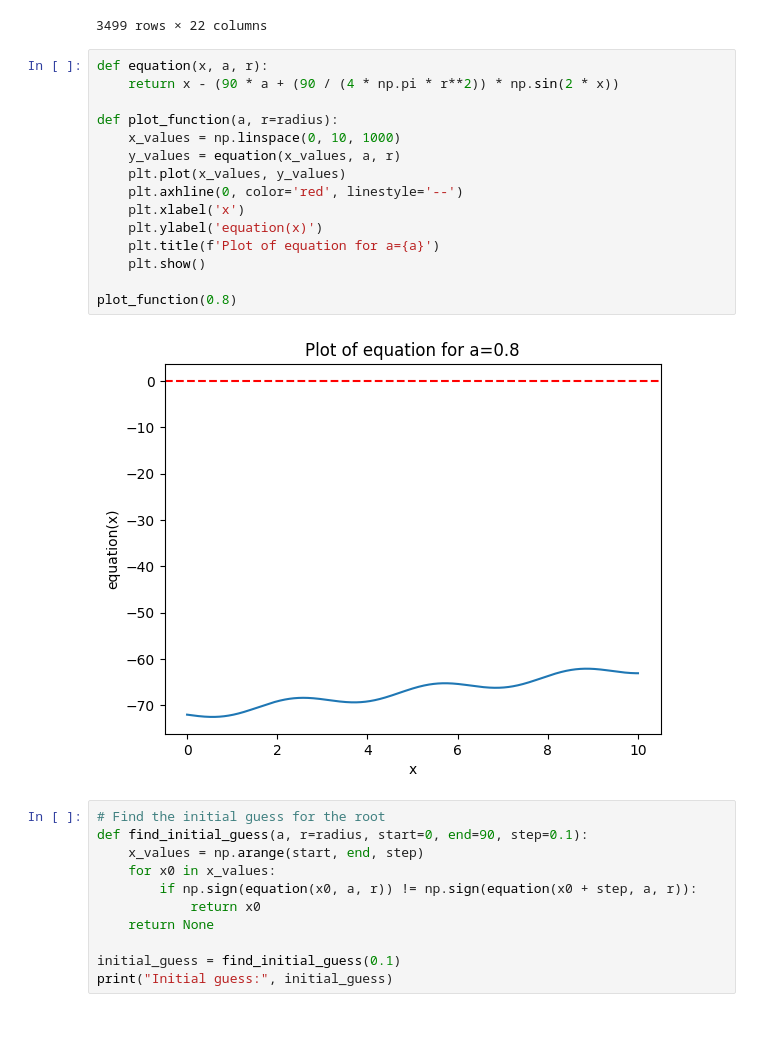
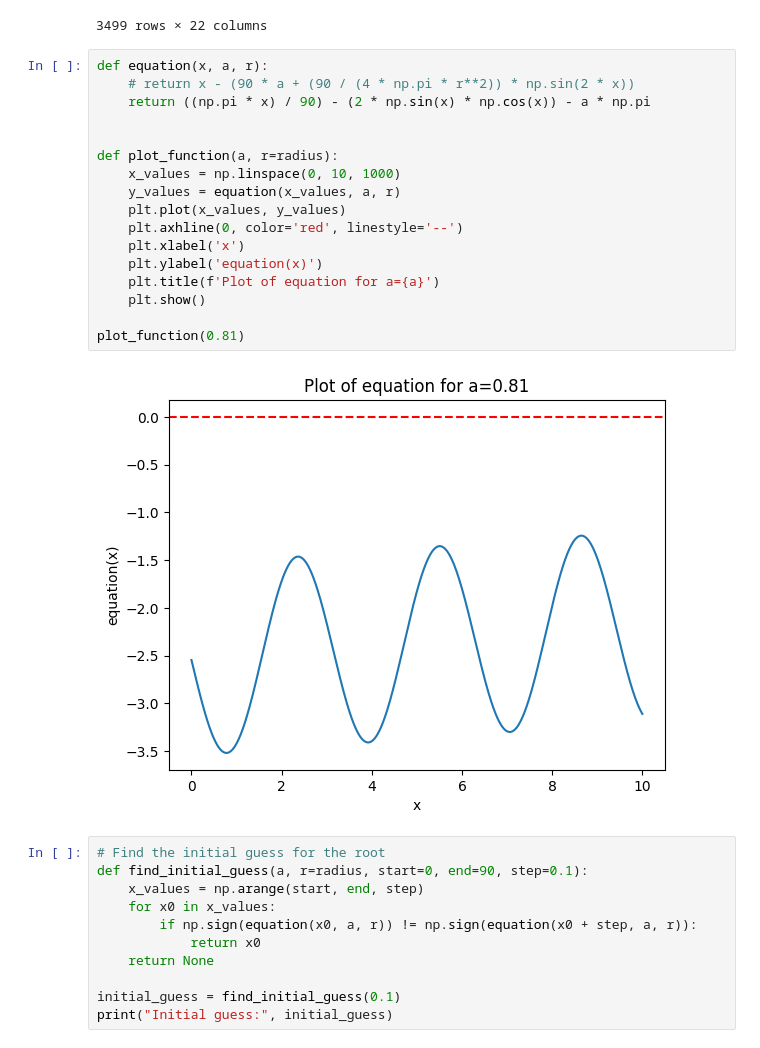
Before and after one commit to ScheWann/A-Part-to-Whole-Circular-Cell-Explorer, a Jupyter notebook: RedesignChallenge/Python/process.ipynb, the cells around one changed output. Saved outputs shown, nothing was run; the diff lists cells and outputs as text.

```diff
--- a/RedesignChallenge/Python/process.ipynb
+++ b/RedesignChallenge/Python/process.ipynb
@@ -299,21 +299,23 @@ result_df
 3499 rows × 22 columns
 # %%
 def equation(x, a, r):
-    return x - (90 * a + (90 / (4 * np.pi * r**2)) * np.sin(2 * x))
+    # return x - (90 * a + (90 / (4 * np.pi * r**2)) * np.sin(2 * x))
+    return ((np.pi * x) / 90) - (2 * np.sin(x) * np.cos(x)) - a * np.pi
+
 
 def plot_function(a, r=radius):
     x_values = np.linspace(0, 10, 1000)
     y_values = equation(x_values, a, r)
     plt.plot(x_values, y_values)
     plt.axhline(0, color='red', linestyle='--')
     plt.xlabel('x')
     plt.ylabel('equation(x)')
     plt.title(f'Plot of equation for a={a}')
     plt.show()
 
-plot_function(0.8)
+plot_function(0.81)
 # %% [output]
-[figure, old version]
+[figure, new version]
 # %%
 # Find the initial guess for the root
 def find_initial_guess(a, r=radius, start=0, end=90, step=0.1):
```
Also changed, not shown: parts of 4 cells of this notebook.
